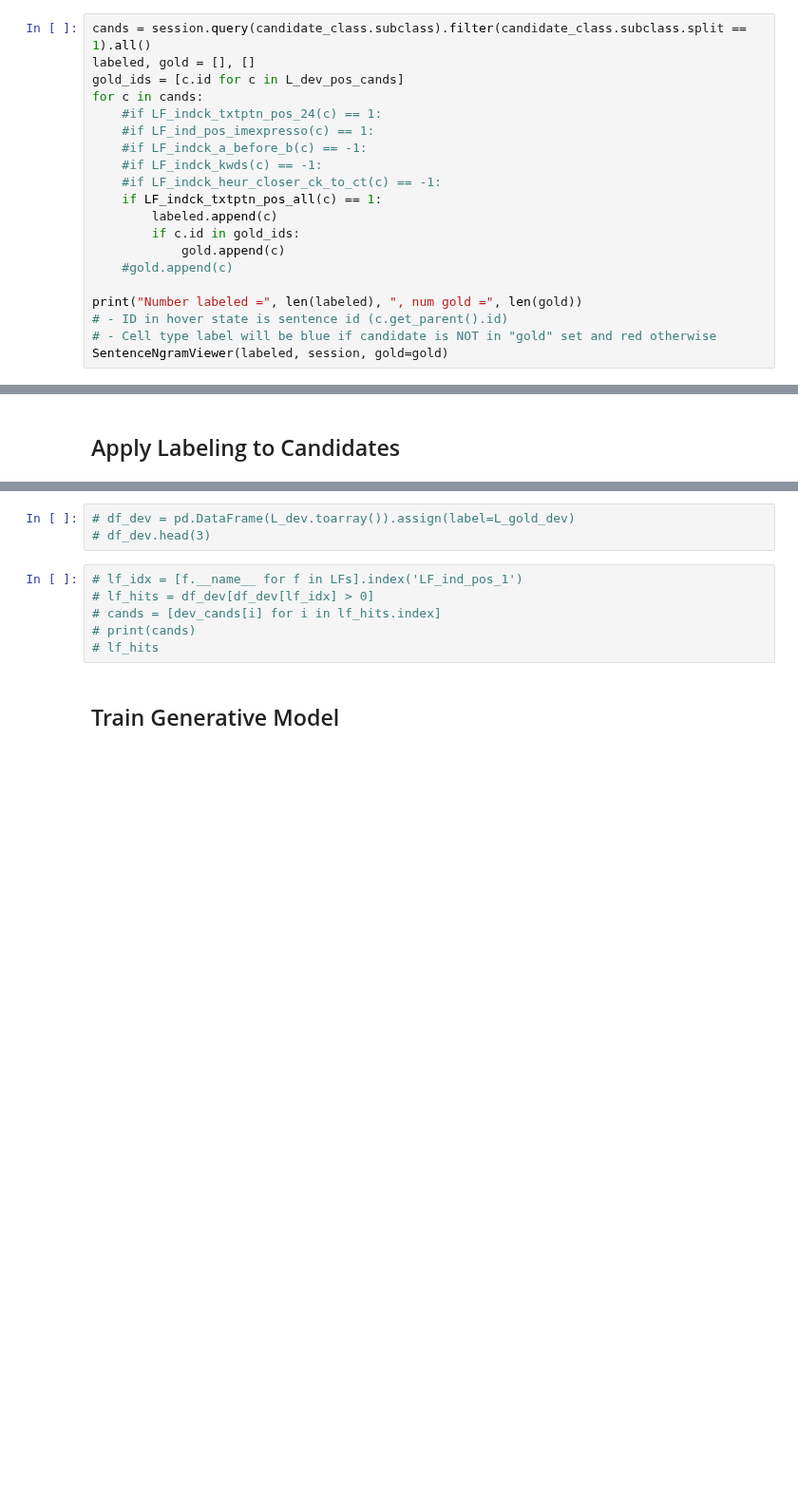
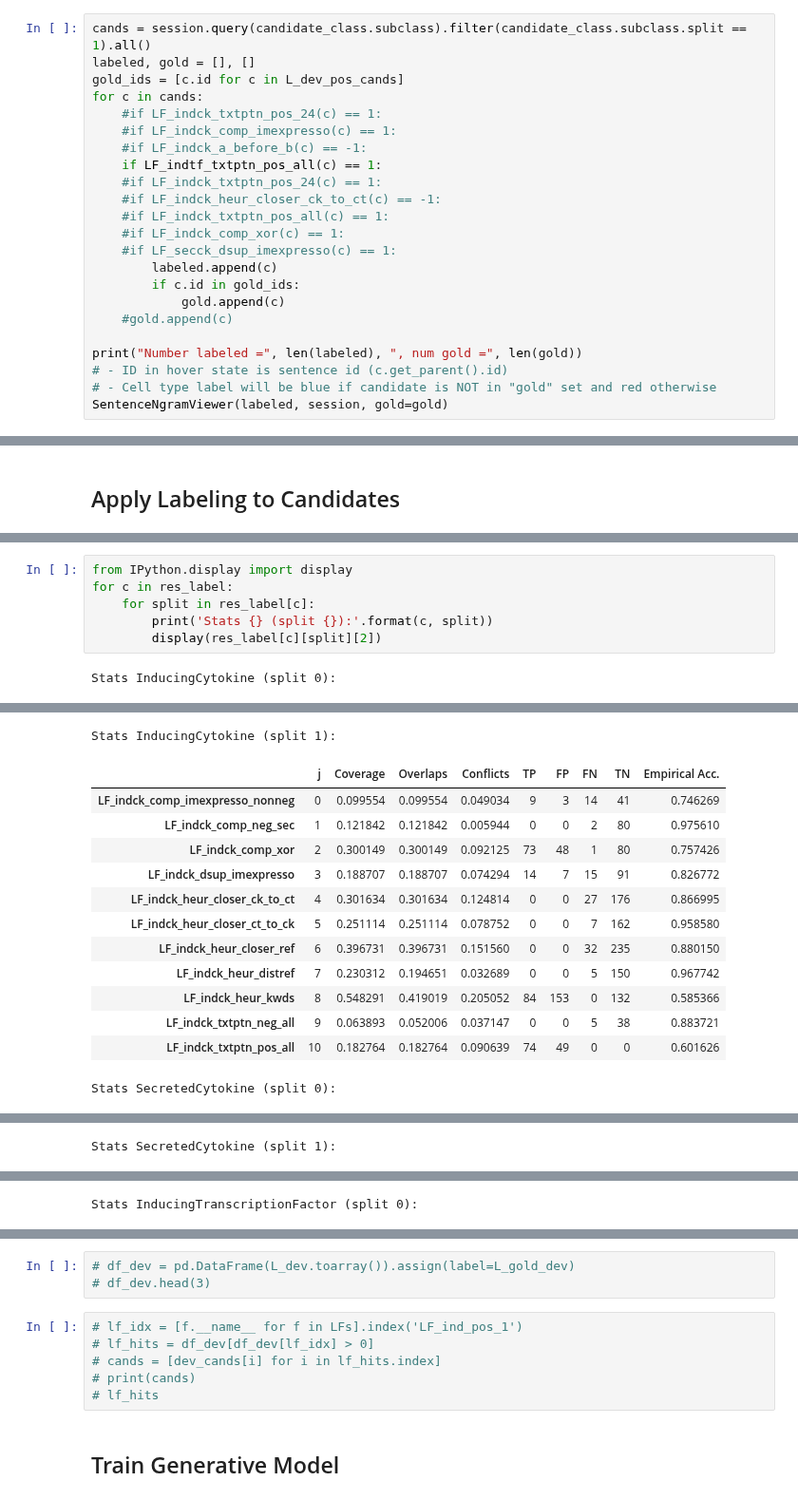
Before and after one commit to hammerlab/t-cell-relation-extraction, a Jupyter notebook: pm_subtype_protein_relations/snorkel/05-training-marginals.ipynb, the cells around one changed output, grey strips where cells are left out. Shown at 95% size. Saved outputs shown, nothing was run; the diff lists cells and outputs as text; blank space fills up the shorter version.

```diff
--- a/pm_subtype_protein_relations/snorkel/05-training-marginals.ipynb
+++ b/pm_subtype_protein_relations/snorkel/05-training-marginals.ipynb
@@ -345,11 +312,14 @@ labeled, gold = [], []
 gold_ids = [c.id for c in L_dev_pos_cands]
 for c in cands:
     #if LF_indck_txtptn_pos_24(c) == 1:
-    #if LF_ind_pos_imexpresso(c) == 1:
+    #if LF_indck_comp_imexpresso(c) == 1:
     #if LF_indck_a_before_b(c) == -1:
-    #if LF_indck_kwds(c) == -1:
+    if LF_indtf_txtptn_pos_all(c) == 1:
+    #if LF_indck_txtptn_pos_24(c) == 1:
     #if LF_indck_heur_closer_ck_to_ct(c) == -1:
-    if LF_indck_txtptn_pos_all(c) == 1:
+    #if LF_indck_txtptn_pos_all(c) == 1:
+    #if LF_indck_comp_xor(c) == 1:
+    #if LF_secck_dsup_imexpresso(c) == 1:
         labeled.append(c)
         if c.id in gold_ids:
             gold.append(c)
@@ -539,0 +590,8 @@ Running UDF...
+# %%
+from IPython.display import display
+for c in res_label:
+    for split in res_label[c]:
+        print('Stats {} (split {}):'.format(c, split))
+        display(res_label[c][split][2])
+# %% [output]
+Stats InducingCytokine (split 0):
@@ -539,0 +610,14 @@ Running UDF...
+Stats InducingCytokine (split 1):
+|  | j | Coverage | Overlaps | Conflicts | TP | FP | FN | TN | Empirical Acc. |
+| LF_indck_comp_imexpresso_nonneg | 0 | 0.099554 | 0.099554 | 0.049034 | 9 | 3 | 14 | 41 | 0.746269 |
+| LF_indck_comp_neg_sec | 1 | 0.121842 | 0.121842 | 0.005944 | 0 | 0 | 2 | 80 | 0.975610 |
+| LF_indck_comp_xor | 2 | 0.300149 | 0.300149 | 0.092125 | 73 | 48 | 1 | 80 | 0.757426 |
+| LF_indck_dsup_imexpresso | 3 | 0.188707 | 0.188707 | 0.074294 | 14 | 7 | 15 | 91 | 0.826772 |
+| LF_indck_heur_closer_ck_to_ct | 4 | 0.301634 | 0.301634 | 0.124814 | 0 | 0 | 27 | 176 | 0.866995 |
+| LF_indck_heur_closer_ct_to_ck | 5 | 0.251114 | 0.251114 | 0.078752 | 0 | 0 | 7 | 162 | 0.958580 |
+| LF_indck_heur_closer_ref | 6 | 0.396731 | 0.396731 | 0.151560 | 0 | 0 | 32 | 235 | 0.880150 |
+| LF_indck_heur_distref | 7 | 0.230312 | 0.194651 | 0.032689 | 0 | 0 | 5 | 150 | 0.967742 |
+| LF_indck_heur_kwds | 8 | 0.548291 | 0.419019 | 0.205052 | 84 | 153 | 0 | 132 | 0.585366 |
+| LF_indck_txtptn_neg_all | 9 | 0.063893 | 0.052006 | 0.037147 | 0 | 0 | 5 | 38 | 0.883721 |
+| LF_indck_txtptn_pos_all | 10 | 0.182764 | 0.182764 | 0.090639 | 74 | 49 | 0 | 0 | 0.601626 |
+Stats SecretedCytokine (split 0):
@@ -539,0 +636 @@ Running UDF...
+Stats SecretedCytokine (split 1):
@@ -539,0 +649 @@ Running UDF...
+Stats InducingTranscriptionFactor (split 0):
```
Also changed, not shown: parts of 29 cells of this notebook, 5 other files.
